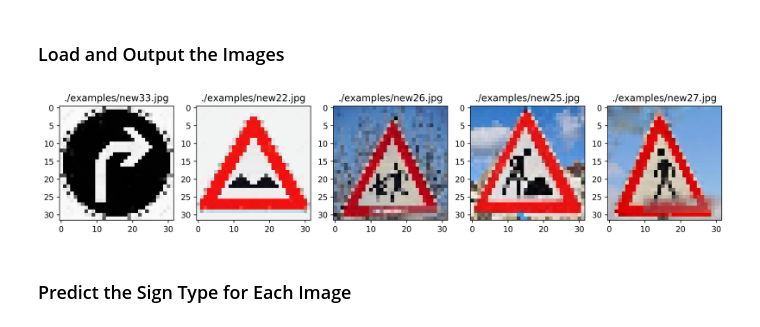
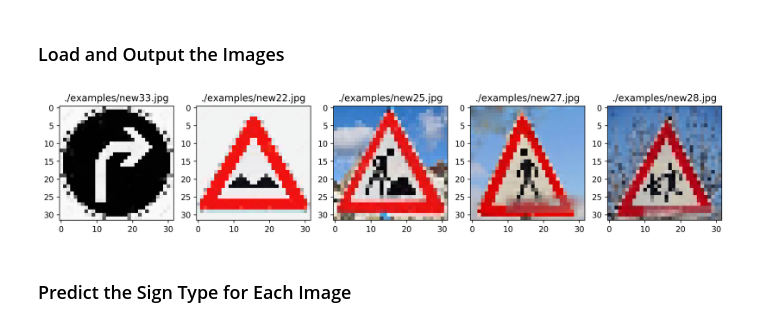
Before and after one commit to shotaro12oyama/Udacity-Traffic-Sign-Classifier, a Jupyter notebook: Traffic_Sign_Classifier.ipynb, the cells around one changed output. Drawn from its saved outputs; the diff is of its cells as text; code cells hidden in the pictures.

```diff
--- a/Traffic_Sign_Classifier.ipynb
+++ b/Traffic_Sign_Classifier.ipynb
@@ -365,29 +365,29 @@ You may find `signnames.csv` useful as it contains mappings from the class id (i
 # %%
 ### Load the images and plot them here.
 ### Feel free to use as many code cells as needed.
 import glob
 
 new_img_x = []
 plt.figure(figsize=(15,7), dpi=250)
 for file, i  in zip(glob.glob('./examples/new*.jpg'), range(5)):
     tmp = Image.open(file)
     tmp = tmp.convert('RGB')
     tmp = tmp.resize((32,32))
     new_img_x.append(np.array(tmp))
 
     image = new_img_x[i].squeeze()
     plt.subplot(1,5, i+1)
     plt.title(str(file))
     plt.imshow(image)
 
 new_img_x =np.array(new_img_x)
 n_x = len(new_img_x)
 new_img_x =  normalize(grayscale(new_img_x, n_x))
 
 
-new_img_y = [33,22,26,25,27]
+new_img_y = [33,22,25,27,28]
 # %% [output]
-[figure, old version]
+[figure, new version]
 # %% [markdown]
 ### Predict the Sign Type for Each Image
 # %%
```
Also changed, not shown: parts of 8 cells of this notebook, 3 other files.
